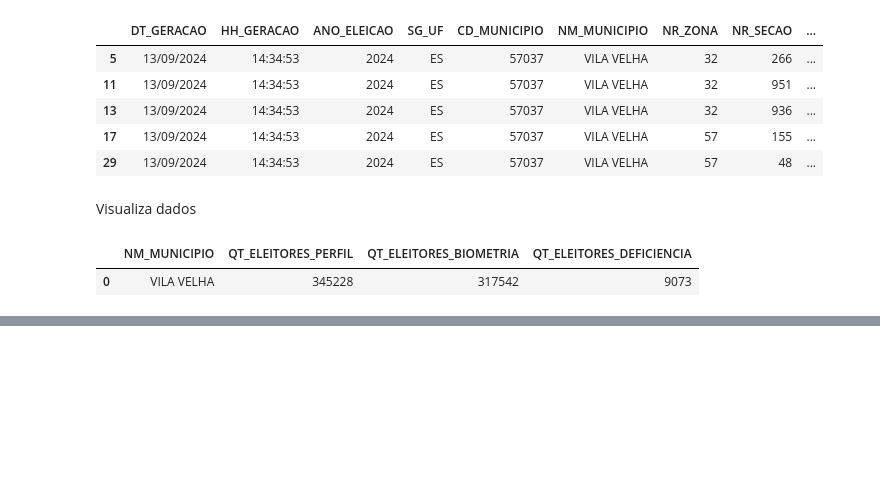
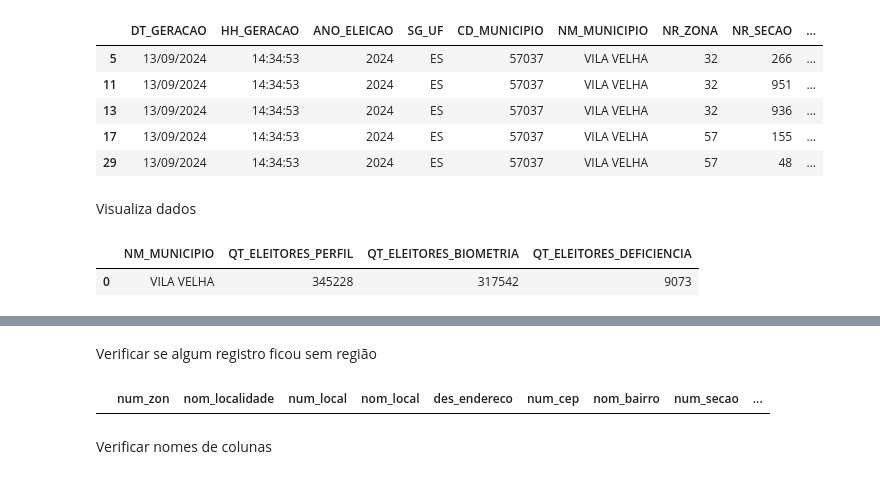
Before and after one commit to JohnDiognes/analise-perfil-eleitor-vila-velha, a Jupyter notebook: notebooks/01_extracao_e_limpeza.ipynb, the cells around one changed output, grey strips where cells are left out. Drawn from its saved outputs; the diff is of its cells as text; code cells hidden in the pictures; blank space fills up the shorter version.

```diff
--- a/notebooks/01_extracao_e_limpeza.ipynb
+++ b/notebooks/01_extracao_e_limpeza.ipynb
@@ -204,0 +252,8 @@ df_locais.head(), df_bairros.head()
+# %% [markdown]
+Verificar se algum registro ficou sem região
+# %%
+df_locais_regiao[df_locais_regiao["num_regiao"].isna()]
+# %% [output]
+|  | num_zon | nom_localidade | num_local | nom_local | des_endereco | num_cep | nom_bairro | num_secao | ... |
+# %% [markdown]
+Verificar nomes de colunas
```
Also changed, not shown: parts of 21 cells of this notebook.
